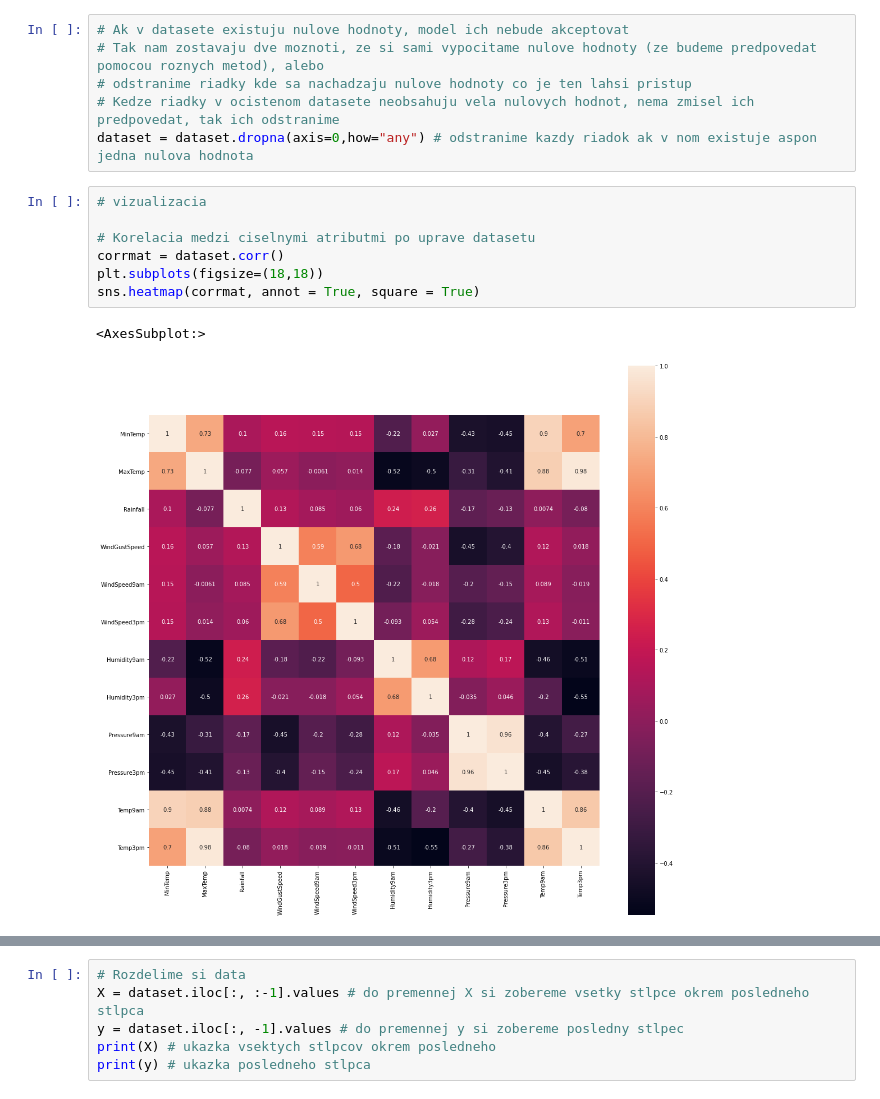
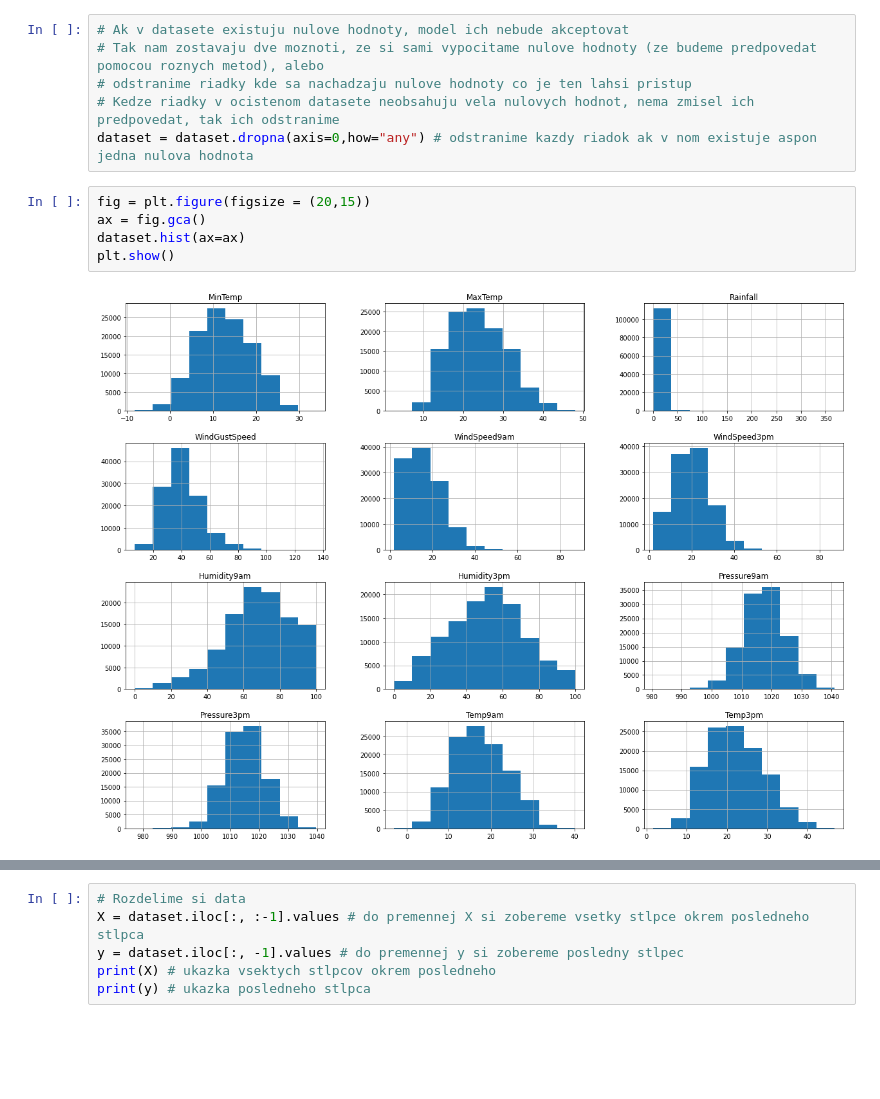
Before and after one commit to janex98/Petras_NS2021, a Jupyter notebook: Petras_projekt_NS.ipynb, the cells around one changed output, grey strips where cells are left out. Saved outputs shown, nothing was run; the diff lists cells and outputs as text; blank space fills up the shorter version.

```diff
--- a/Petras_projekt_NS.ipynb
+++ b/Petras_projekt_NS.ipynb
@@ -230,13 +222,10 @@ dataset.head(15) # zobrazime si prvych 15 zaznamov z upraveneho datasetu
 # odstranime riadky kde sa nachadzaju nulove hodnoty co je ten lahsi pristup
 # Kedze riadky v ocistenom datasete neobsahuju vela nulovych hodnot, nema zmisel ich predpovedat, tak ich odstranime
 dataset = dataset.dropna(axis=0,how="any") # odstranime kazdy riadok ak v nom existuje aspon jedna nulova hodnota
-# %%
-# vizualizacia
-
-# Korelacia medzi ciselnymi atributmi po uprave datasetu
-corrmat = dataset.corr()
-plt.subplots(figsize=(18,18))
-sns.heatmap(corrmat, annot = True, square = True)
-# %% [output]
-<AxesSubplot:>
-[figure, removed]
+# %%
+fig = plt.figure(figsize = (20,15))
+ax = fig.gca()
+dataset.hist(ax=ax)
+plt.show()
+# %% [output]
+[figure, added]
```
Also changed, not shown: parts of 13 cells of this notebook.
